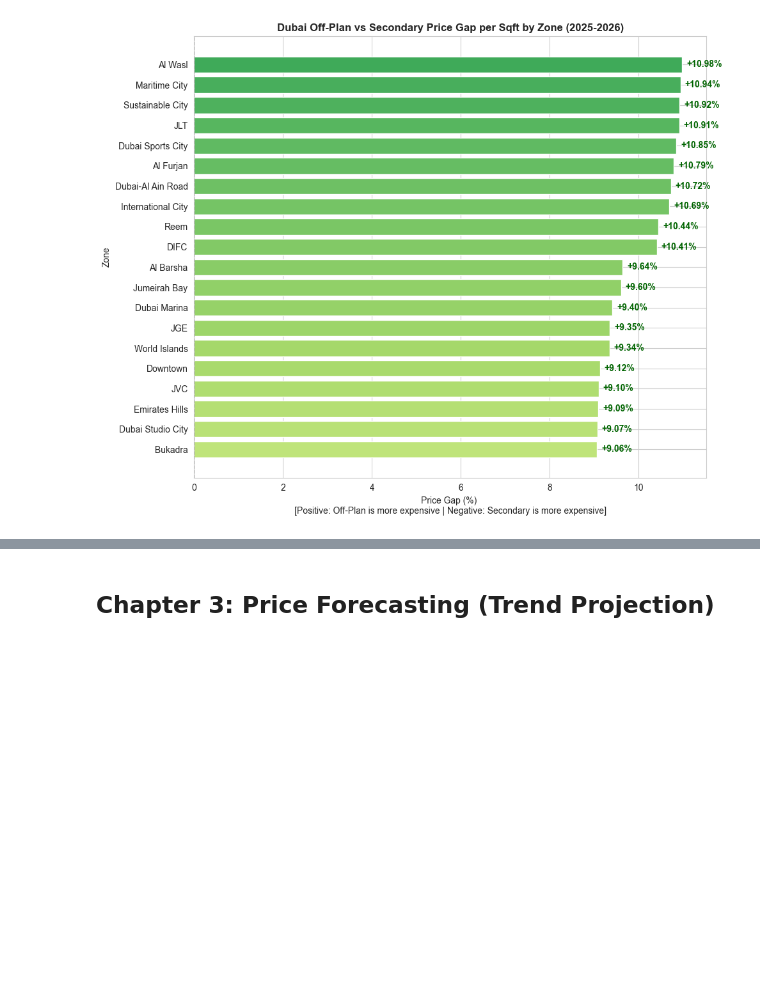
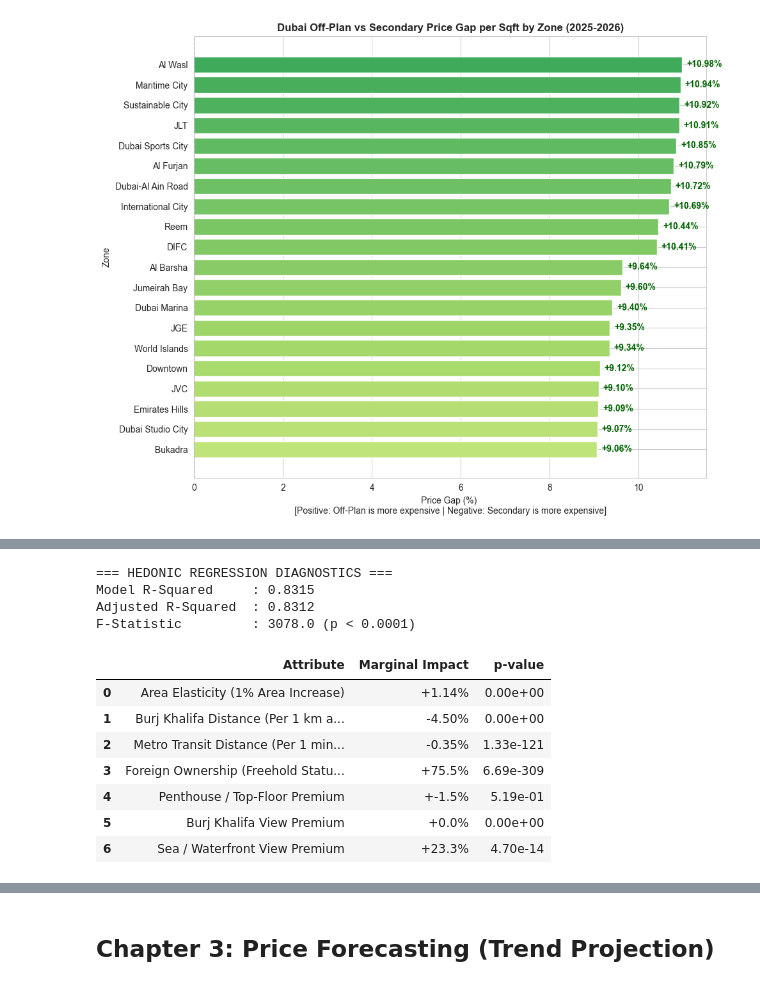
Before and after one commit to fathirrizkifadillah/Dubai-Real-Estate-2020---2026-, a Jupyter notebook: main.ipynb, the cells around one changed output, grey strips where cells are left out. Cells and saved outputs as stored; diff of their text form; code cells hidden in the pictures; blank space fills up the shorter version.

```diff
--- a/main.ipynb
+++ b/main.ipynb
@@ -1151,0 +1219,57 @@ plt.show()
+# %%
+import os
+# Enrich secondary sales with engineered attributes
+sec_enriched = core.engineer_secondary_features(secondary, df_rentals=rentals)
+
+# Fit statsmodels OLS model
+hedonic_results = core.run_hedonic_price_decomposition(sec_enriched, sample_size=10000, random_state=42)
+
+print('=== HEDONIC REGRESSION DIAGNOSTICS ===')
+print(f"Model R-Squared     : {hedonic_results['rsquared']:.4f}")
+print(f"Adjusted R-Squared  : {hedonic_results['rsquared_adj']:.4f}")
+print(f"F-Statistic         : {hedonic_results['fvalue']:.1f} (p < 0.0001)")
+
+# Extract and format key marginal elasticities
+params = hedonic_results['params']
+pvals = hedonic_results['pvalues']
+
+elasticities = [
+    {"Attribute": "Area Elasticity (1% Area Increase)", "Marginal Impact": f"+{params.get('log_area', 0):.2f}%", "p-value": f"{pvals.get('log_area', 0):.2e}", "pct_val": params.get('log_area', 0)},
+    {"Attribute": "Burj Khalifa Distance (Per 1 km away)", "Marginal Impact": f"{params.get('to_burj_khalifa_km', 0)*100:.2f}%", "p-value": f"{pvals.get('to_burj_khalifa_km', 0):.2e}", "pct_val": params.get('to_burj_khalifa_km', 0)*100},
+    {"Attribute": "Metro Transit Distance (Per 1 min travel away)", "Marginal Impact": f"{params.get('metro_distance_min', 0)*100:.2f}%", "p-value": f"{pvals.get('metro_distance_min', 0):.2e}", "pct_val": params.get('metro_distance_min', 0)*100},
+    {"Attribute": "Foreign Ownership (Freehold Status Premium)", "Marginal Impact": f"+{(np.exp(params.get('is_freehold_num', 0)) - 1)*100:.1f}%", "p-value": f"{pvals.get('is_freehold_num', 0):.2e}", "pct_val": (np.exp(params.get('is_freehold_num', 0)) - 1)*100},
+    {"Attribute": "Penthouse / Top-Floor Premium", "Marginal Impact": f"+{(np.exp(params.get('is_penthouse_tier', 0)) - 1)*100:.1f}%", "p-value": f"{pvals.get('is_penthouse_tier', 0):.2e}", "pct_val": (np.exp(params.get('is_penthouse_tier', 0)) - 1)*100},
+    {"Attribute": "Burj Khalifa View Premium", "Marginal Impact": f"+{(np.exp(params.get('view_burj khalifa', 0)) - 1)*100:.1f}%", "p-value": f"{pvals.get('view_burj khalifa', 0):.2e}", "pct_val": (np.exp(params.get('view_burj khalifa', 0)) - 1)*100},
+    {"Attribute": "Sea / Waterfront View Premium", "Marginal Impact": f"+{(np.exp(params.get('view_sea', 0)) - 1)*100:.1f}%", "p-value": f"{pvals.get('view_sea', 0):.2e}", "pct_val": (np.exp(params.get('view_sea', 0)) - 1)*100},
+]
+
+df_elasticity = pd.DataFrame(elasticities)
+display(df_elasticity[['Attribute', 'Marginal Impact', 'p-value']])
+
+# Marginal Effect Forest Plot
+plot_df = df_elasticity[df_elasticity['Attribute'] != 'Foreign Ownership (Freehold Status Premium)'].copy()
+fig, ax = plt.subplots(figsize=(10, 4.5))
+colors = ['#10b981' if v > 0 else '#ef4444' for v in plot_df['pct_val']]
+ax.barh(plot_df['Attribute'], plot_df['pct_val'], color=colors, edgecolor='black', alpha=0.85)
+ax.axvline(0, color='black', linestyle='--', linewidth=1)
+ax.set_title("Econometric Hedonic Marginal Price Effects (% Impact)", fontsize=11, fontweight='bold')
+ax.set_xlabel("Marginal Percentage Impact on Property Price (%)", fontweight='bold')
+plt.gca().invert_yaxis()
+plt.tight_layout()
+
+filepath = os.path.join('plots', 'hedonic_marginal_elasticities.png')
+plt.savefig(filepath, dpi=300, bbox_inches='tight', facecolor='white')
+plt.show()
+# %% [output]
+=== HEDONIC REGRESSION DIAGNOSTICS ===
+Model R-Squared     : 0.8315
+Adjusted R-Squared  : 0.8312
+F-Statistic         : 3078.0 (p < 0.0001)
+|  | Attribute | Marginal Impact | p-value |
+| 0 | Area Elasticity (1% Area Increase) | +1.14% | 0.00e+00 |
+| 1 | Burj Khalifa Distance (Per 1 km a... | -4.50% | 0.00e+00 |
+| 2 | Metro Transit Distance (Per 1 min... | -0.35% | 1.33e-121 |
+| 3 | Foreign Ownership (Freehold Statu... | +75.5% | 6.69e-309 |
+| 4 | Penthouse / Top-Floor Premium | +-1.5% | 5.19e-01 |
+| 5 | Burj Khalifa View Premium | +0.0% | 0.00e+00 |
+| 6 | Sea / Waterfront View Premium | +23.3% | 4.70e-14 |
```
Also changed, not shown: parts of 10 cells of this notebook, 10 other files.
